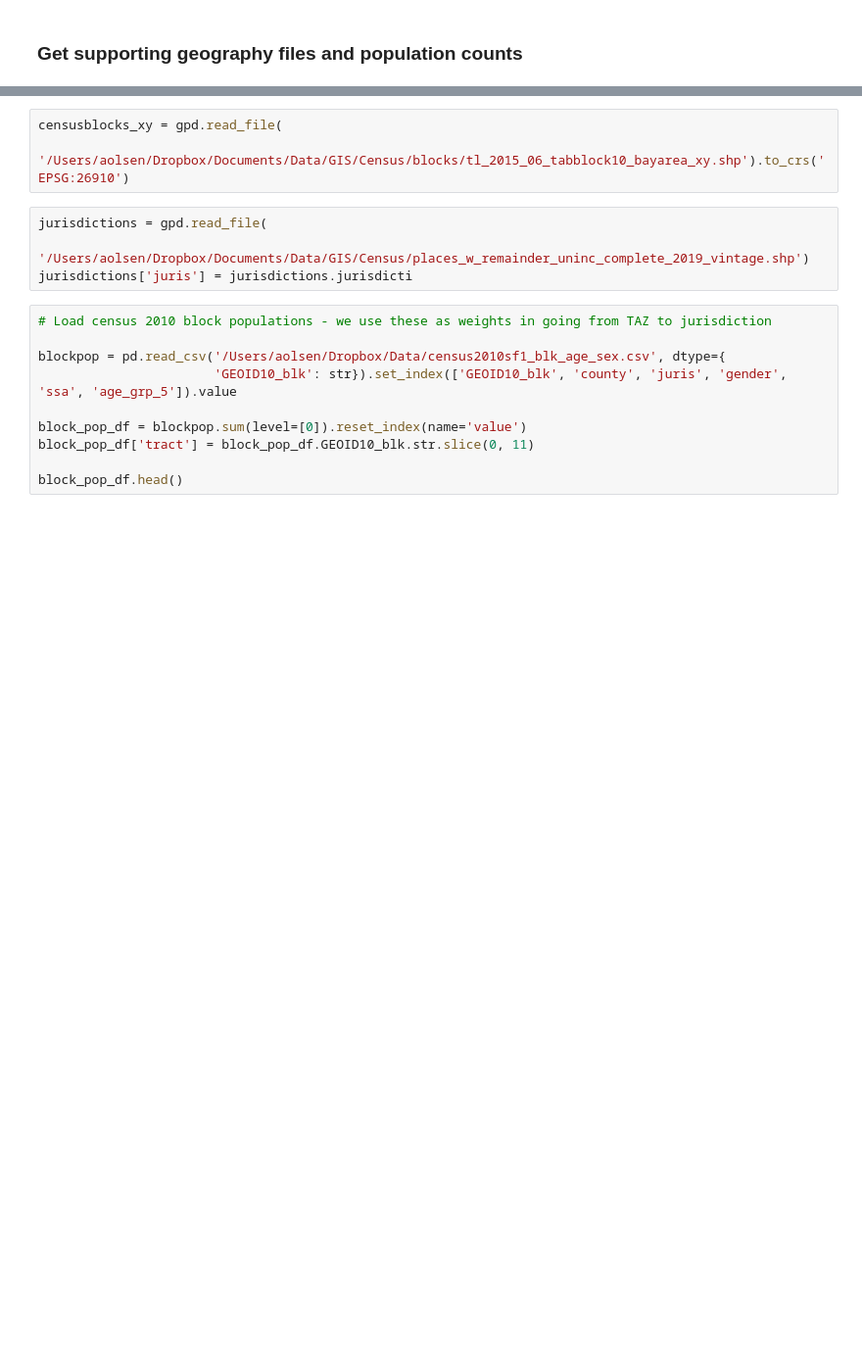
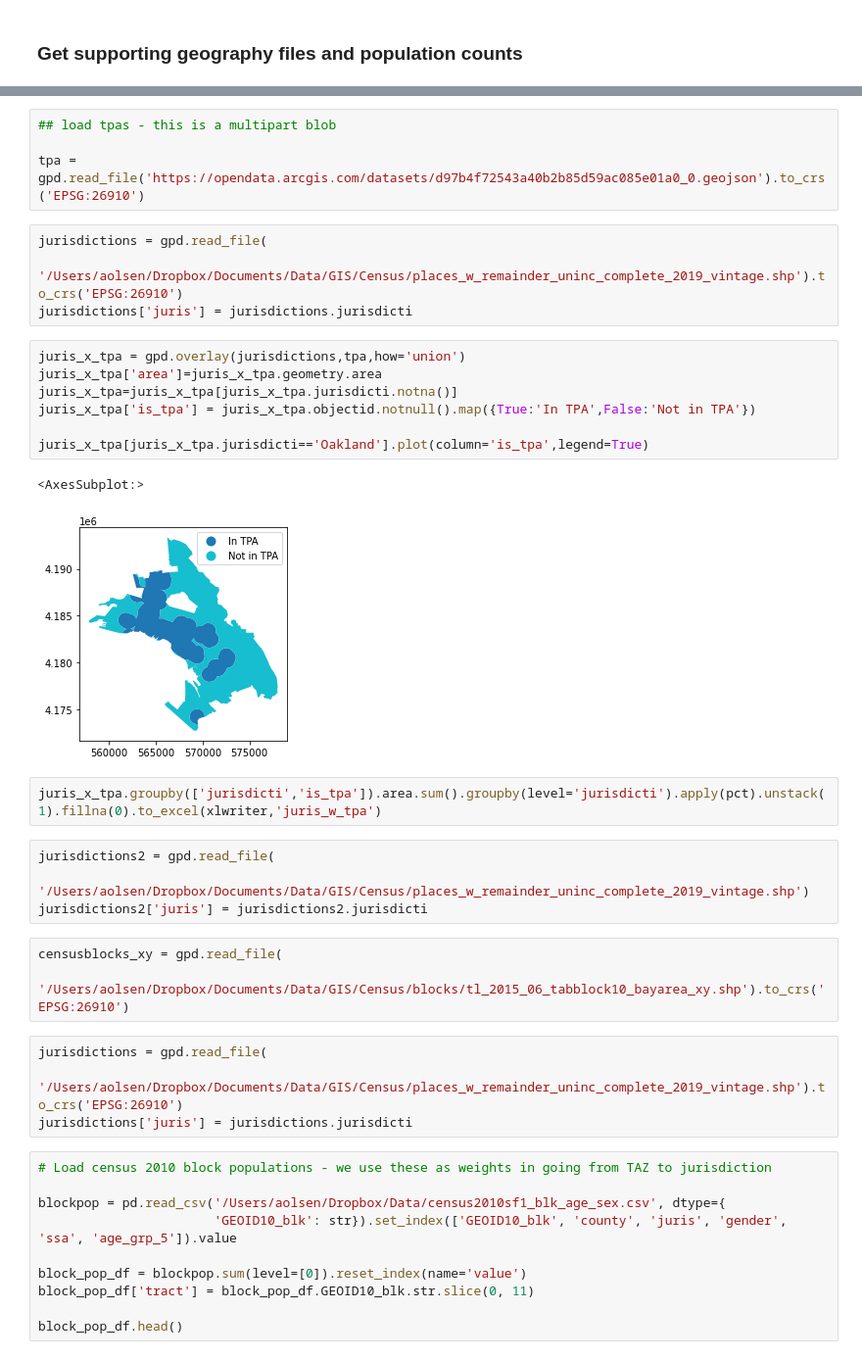
Before and after one commit to BayAreaMetro/regional-housing-needs-assessment, a Jupyter notebook: HCD_Data/PBA2050 VMT summary.ipynb, the cells around one changed output, grey strips where cells are left out. Shown at 98% size. Saved outputs shown, nothing was run; the diff lists cells and outputs as text; blank space fills up the shorter version.

```diff
--- a/HCD_Data/PBA2050 VMT summary.ipynb
+++ b/HCD_Data/PBA2050 VMT summary.ipynb
@@ -31,9 +39,33 @@ taz.head()
+# %%
+## load tpas - this is a multipart blob
+
+tpa = gpd.read_file('https://opendata.arcgis.com/datasets/d97b4f72543a40b2b85d59ac085e01a0_0.geojson').to_crs('EPSG:26910')
+# %%
+jurisdictions = gpd.read_file(
+    '/Users/aolsen/Dropbox/Documents/Data/GIS/Census/places_w_remainder_uninc_complete_2019_vintage.shp').to_crs('EPSG:26910')
+jurisdictions['juris'] = jurisdictions.jurisdicti
+# %%
+juris_x_tpa = gpd.overlay(jurisdictions,tpa,how='union')
+juris_x_tpa['area']=juris_x_tpa.geometry.area
+juris_x_tpa=juris_x_tpa[juris_x_tpa.jurisdicti.notna()]
+juris_x_tpa['is_tpa'] = juris_x_tpa.objectid.notnull().map({True:'In TPA',False:'Not in TPA'})
+
+juris_x_tpa[juris_x_tpa.jurisdicti=='Oakland'].plot(column='is_tpa',legend=True)
+# %% [output]
+<AxesSubplot:>
+[figure, added]
+# %%
+juris_x_tpa.groupby(['jurisdicti','is_tpa']).area.sum().groupby(level='jurisdicti').apply(pct).unstack(1).fillna(0).to_excel(xlwriter,'juris_w_tpa')
+# %%
+jurisdictions2 = gpd.read_file(
+    '/Users/aolsen/Dropbox/Documents/Data/GIS/Census/places_w_remainder_uninc_complete_2019_vintage.shp')
+jurisdictions2['juris'] = jurisdictions2.jurisdicti
 # %%
 censusblocks_xy = gpd.read_file(
     '/Users/aolsen/Dropbox/Documents/Data/GIS/Census/blocks/tl_2015_06_tabblock10_bayarea_xy.shp').to_crs('EPSG:26910')
 # %%
 jurisdictions = gpd.read_file(
-    '/Users/aolsen/Dropbox/Documents/Data/GIS/Census/places_w_remainder_uninc_complete_2019_vintage.shp')
+    '/Users/aolsen/Dropbox/Documents/Data/GIS/Census/places_w_remainder_uninc_complete_2019_vintage.shp').to_crs('EPSG:26910')
 jurisdictions['juris'] = jurisdictions.jurisdicti
 # %%
 # Load census 2010 block populations - we use these as weights in going from TAZ to jurisdiction
```
Also changed, not shown: parts of 62 cells of this notebook, 1 other file.
